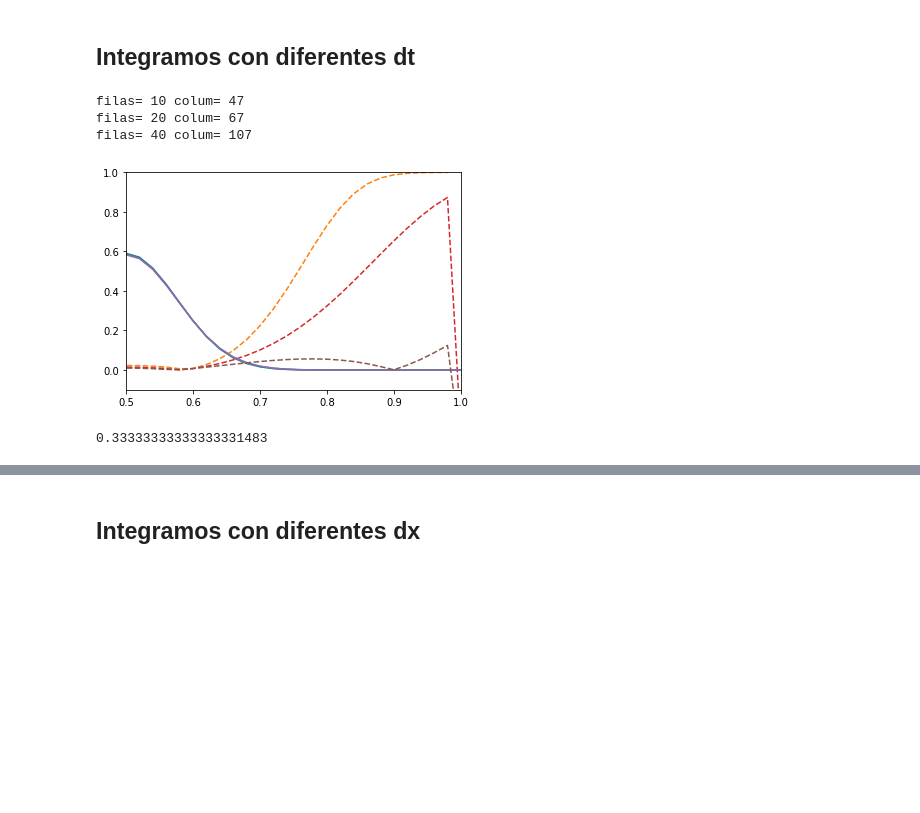
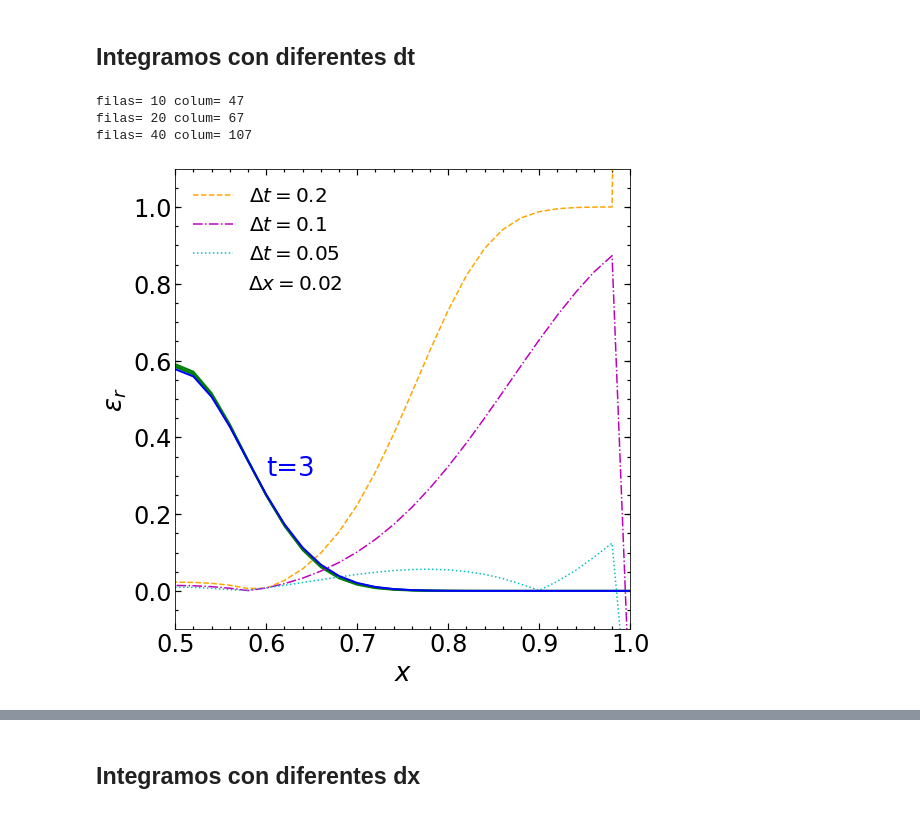
Before and after one commit to ornemarioni/mn2, a Jupyter notebook: Capitulo2.ipynb, the cells around one changed output, grey strips where cells are left out. Saved outputs shown, nothing was run; the diff lists cells and outputs as text; code cells hidden in the pictures; blank space fills up the shorter version.

```diff
--- a/Capitulo2.ipynb
+++ b/Capitulo2.ipynb
@@ -52,10 +59,10 @@ u(t_{n+1}) = u(t_{n}) + h(t_{n+1})  dt
 \end{equation}
 # %%
-u_i = np.zeros(len(u))
+u_i = np.zeros(len(t))
 
-u_i[0] = u[0]
-#h = -u
-for i in range(0,len(u)-1):
+u_i[0] = u(0)
+
+for i in range(0,len(t)-1):
     u_i[i+1] = u_i[i]/(1. + dt)
 # %% [markdown]
 #### Integramos haciendo la diferenciación centrada
@@ -70,8 +79,8 @@ u(t_{n+1}) = u(t_{n}) + \dfrac{[h(t_{n}) + h(t_{n+1})]}{2} dt
 \end{equation}
 # %%
-u_c = np.zeros(len(u))
+u_c = np.zeros(len(t))
 
-u_c[0] = u[0]
-#h = -u
-for i in range(0,len(u)-1):
+u_c[0] = u(0)
+
+for i in range(0,len(t)-1):
     u_c[i+1] = u_c[i] * (2. - dt)/(2. + dt)
@@ -163,43 +195,61 @@ plt.xlim(0.5,1)
 dx = 0.02
 dt = np.array([0.2,0.1,0.05])
 
+vector =['orange','m','c']
+lineas =['--','-.',':']
+titulo =['$\Delta t = 0.2$','$\Delta t = 0.1$','$\Delta t = 0.05$']
 for k in range(0,3):
     filas = np.int((t1-t0)/dt[k])
 
     aux = (filas+1) * dx
     x = np.arange(0.5-aux,1.+aux, dx) #acá agregamos tantos puntos como pasos de integración tenemos (porque los vamos a perder)
 
     colum = np.int(len(x))
 
     print 'filas=', filas, 'colum=', colum
 
     u  = np.zeros([filas, colum])
     u[0,:] = w(x,t0,vd)
 
 #     print np.shape(u)
 
     for i in range(0,filas-1):
 #         print i
         for j in range(i, colum-i-1):
             u[i+1,j] = u[i,j] + vd * dt[k]/dx**2 * (u[i,j+1] + u[i,j-1] - 2*u[i,j])
 
-    plt.plot(x,u[-1,:]/w(0.5,t0,vd))
-    plt.xlim(0.5,1)
-    plt.ylim(-0.1,1.)
+#     plt.plot(x,u[-1,:]/w(0.5,t0,vd))
+#     plt.xlim(0.5,1)
+#     plt.ylim(-0.1,1.)
 
     error = abs(u[-1,:] - w(x,t1,vd))/w(x,t1,vd)
 
-    plt.plot (x, error,'--')
-# plt.plot(x,w(x,t1,vd)/10)
+    fig=plt.figure(1, figsize=(8,8))
+    fig.subplots_adjust(bottom=0.15, left =0.16, right = 0.95, top = 0.95)
+    ax=fig.add_subplot(111)
+
+    ax.plot(x,u[-1,:]/w(0.5,t0,vd),'-', color='g', lw=2)
+    ax.plot(x, error,ls=lineas[k], color=vector[k], label=titulo[k])
+
+
+ax.plot(x,w(x,t1,vd)/w(0.5,t0,vd),'-', color='b', lw=2)
+ax.set_xlim(0.5,1)
+ax.set_ylim(-0.1,1.1)
+ax.minorticks_on()
+ax.tick_params( labelsize=24)
+ax.tick_params('both', length=3, width=1.2,which='minor', direction='in', right='on',top='on')
+ax.tick_params('both', length=6, width=1.2,which='major', direction='in', right='on',top='on')
+ax.set_xlabel(r'$x$', fontsize=26)
+ax.set_ylabel(r'$\epsilon_{r}$',fontsize=26)
+ax.text(0.6,0.3,'t=3', fontsize=26, color='b')
+ax.text(0.58,0.8,'$\Delta x = 0.02$', fontsize=20, color='k', ha='left', va='center')
+ax.legend(fontsize=20,frameon=False)
+plt.show()
 # %% [output]
 filas= 10 colum= 47
 filas= 20 colum= 67
 filas= 40 colum= 107
-[figure, old version]
+[figure, new version]
-# %%
-np.float128(1./3)
-# %% [output]
-0.33333333333333331483
 # %%
 dx = 0.02
 dt = np.array([0.2,0.1,0.05])
```
Also changed, not shown: parts of 21 cells of this notebook, 1 other file.
